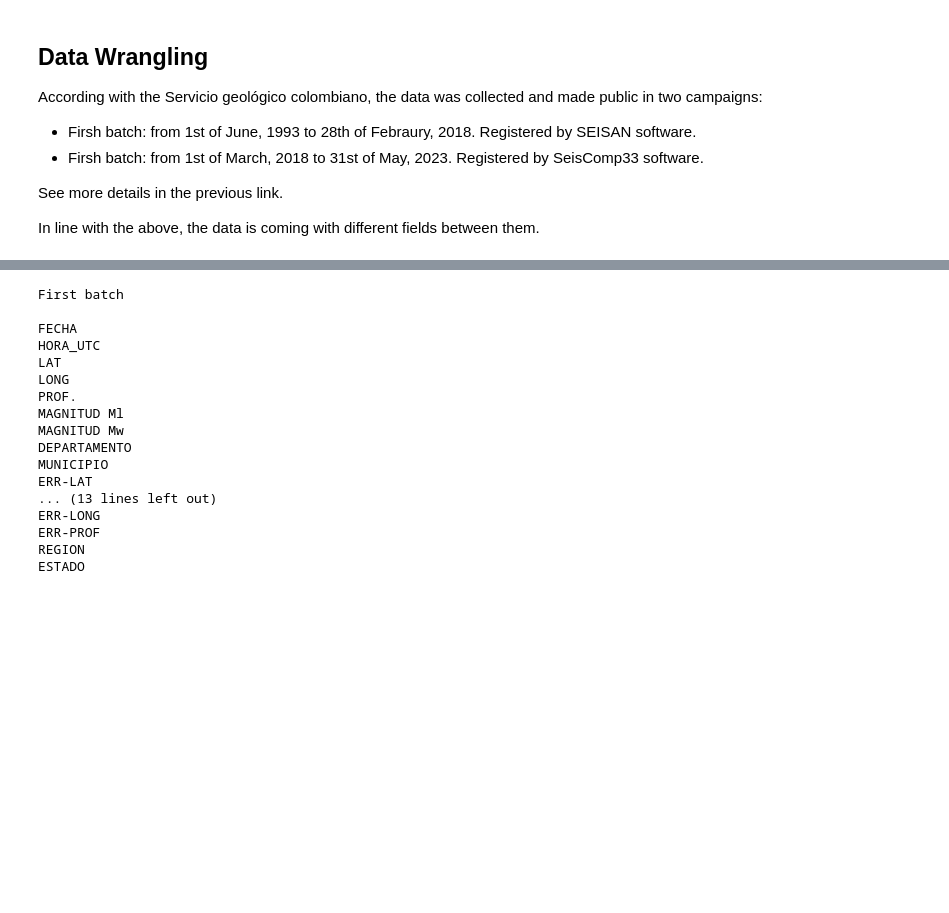
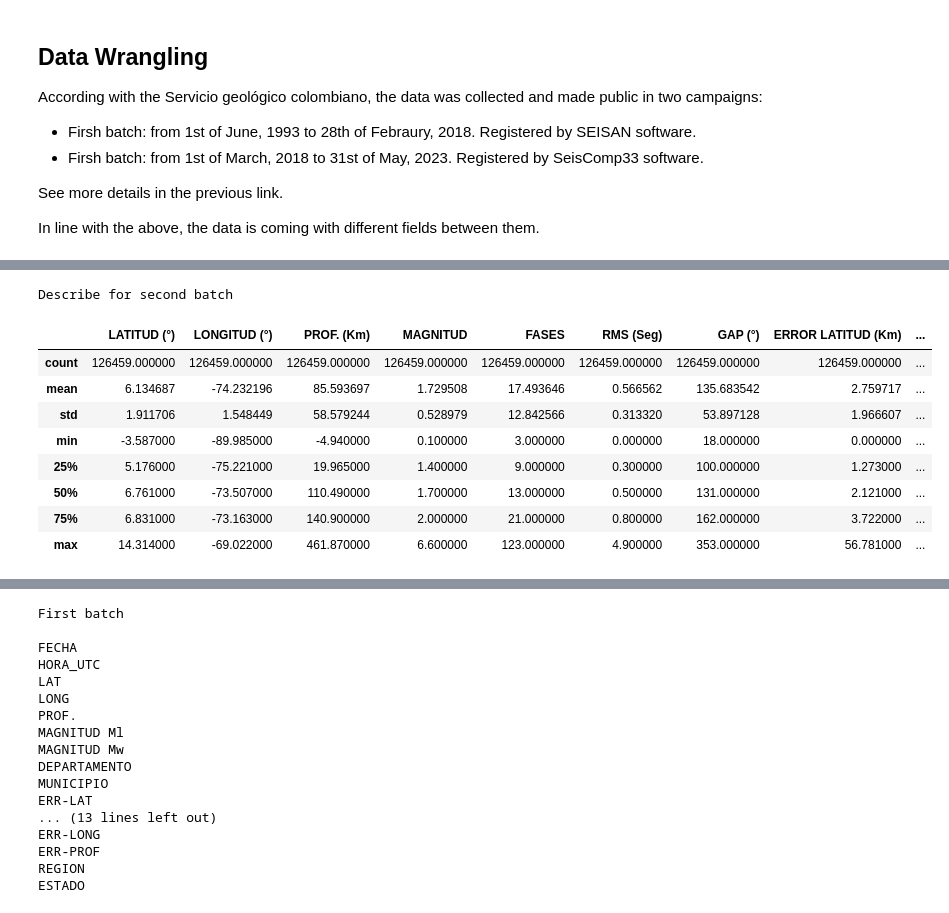
Before and after one commit to suarez-duran-m/personal_projects, a Jupyter notebook: seismic/seismic_global_stats.ipynb, the cells around one changed output, grey strips where cells are left out. Cells and saved outputs as stored; diff of their text form; code cells hidden in the pictures; blank space fills up the shorter version.

```diff
--- a/seismic/seismic_global_stats.ipynb
+++ b/seismic/seismic_global_stats.ipynb
@@ -99,0 +84,14 @@ ESTADO
+# %%
+print("Describe for second batch")
+seismic_2nd_batchFull.describe()
+# %% [output]
+Describe for second batch
+|  | LATITUD (°) | LONGITUD (°) | PROF. (Km) | MAGNITUD | FASES | RMS (Seg) | GAP (°) | ERROR LATITUD (Km) | ... |
+| count | 126459.000000 | 126459.000000 | 126459.000000 | 126459.000000 | 126459.000000 | 126459.000000 | 126459.000000 | 126459.000000 | ... |
+| mean | 6.134687 | -74.232196 | 85.593697 | 1.729508 | 17.493646 | 0.566562 | 135.683542 | 2.759717 | ... |
+| std | 1.911706 | 1.548449 | 58.579244 | 0.528979 | 12.842566 | 0.313320 | 53.897128 | 1.966607 | ... |
+| min | -3.587000 | -89.985000 | -4.940000 | 0.100000 | 3.000000 | 0.000000 | 18.000000 | 0.000000 | ... |
+| 25% | 5.176000 | -75.221000 | 19.965000 | 1.400000 | 9.000000 | 0.300000 | 100.000000 | 1.273000 | ... |
+| 50% | 6.761000 | -73.507000 | 110.490000 | 1.700000 | 13.000000 | 0.500000 | 131.000000 | 2.121000 | ... |
+| 75% | 6.831000 | -73.163000 | 140.900000 | 2.000000 | 21.000000 | 0.800000 | 162.000000 | 3.722000 | ... |
+| max | 14.314000 | -69.022000 | 461.870000 | 6.600000 | 123.000000 | 4.900000 | 353.000000 | 56.781000 | ... |
```
Also changed, not shown: parts of 54 cells of this notebook.
